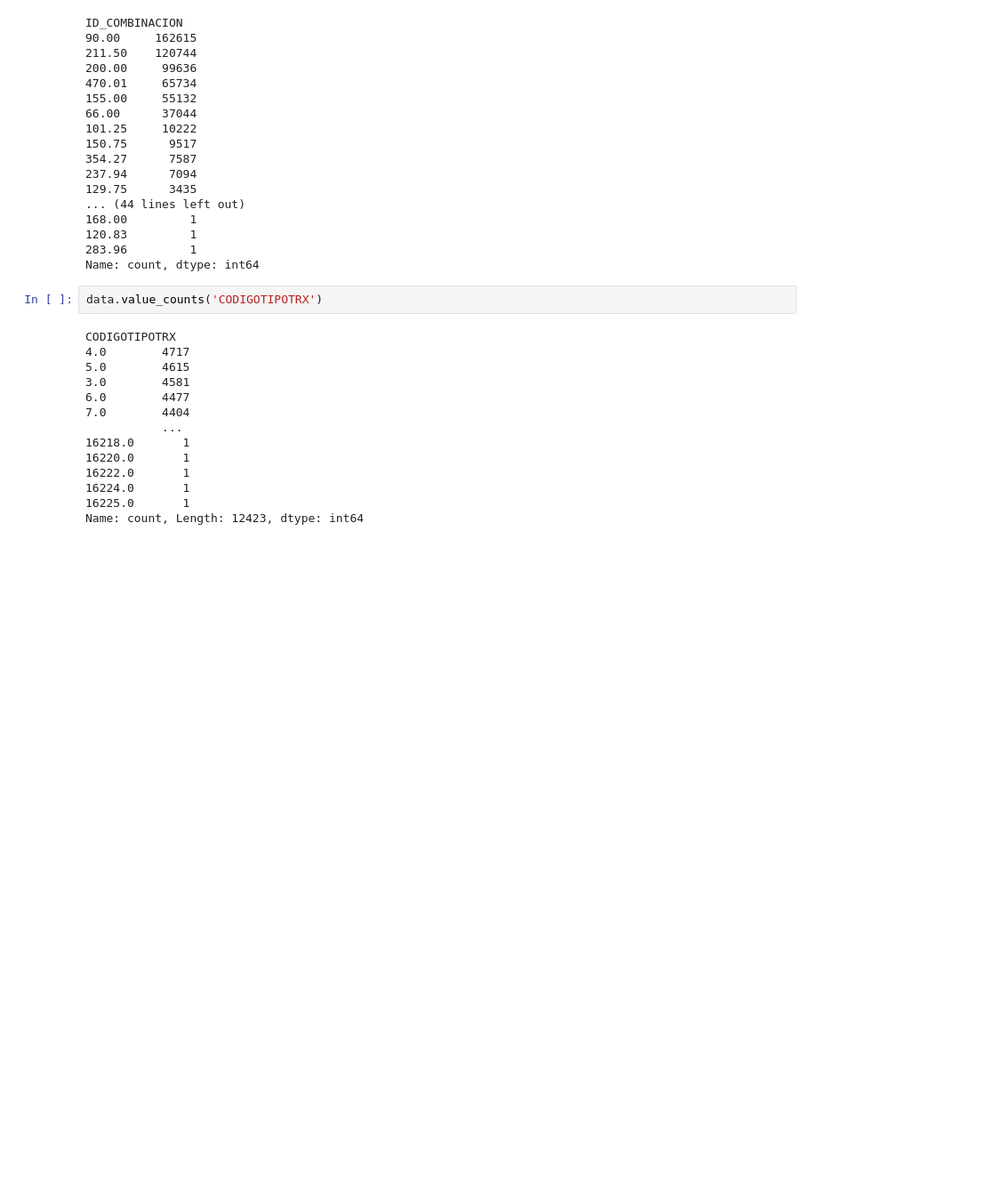
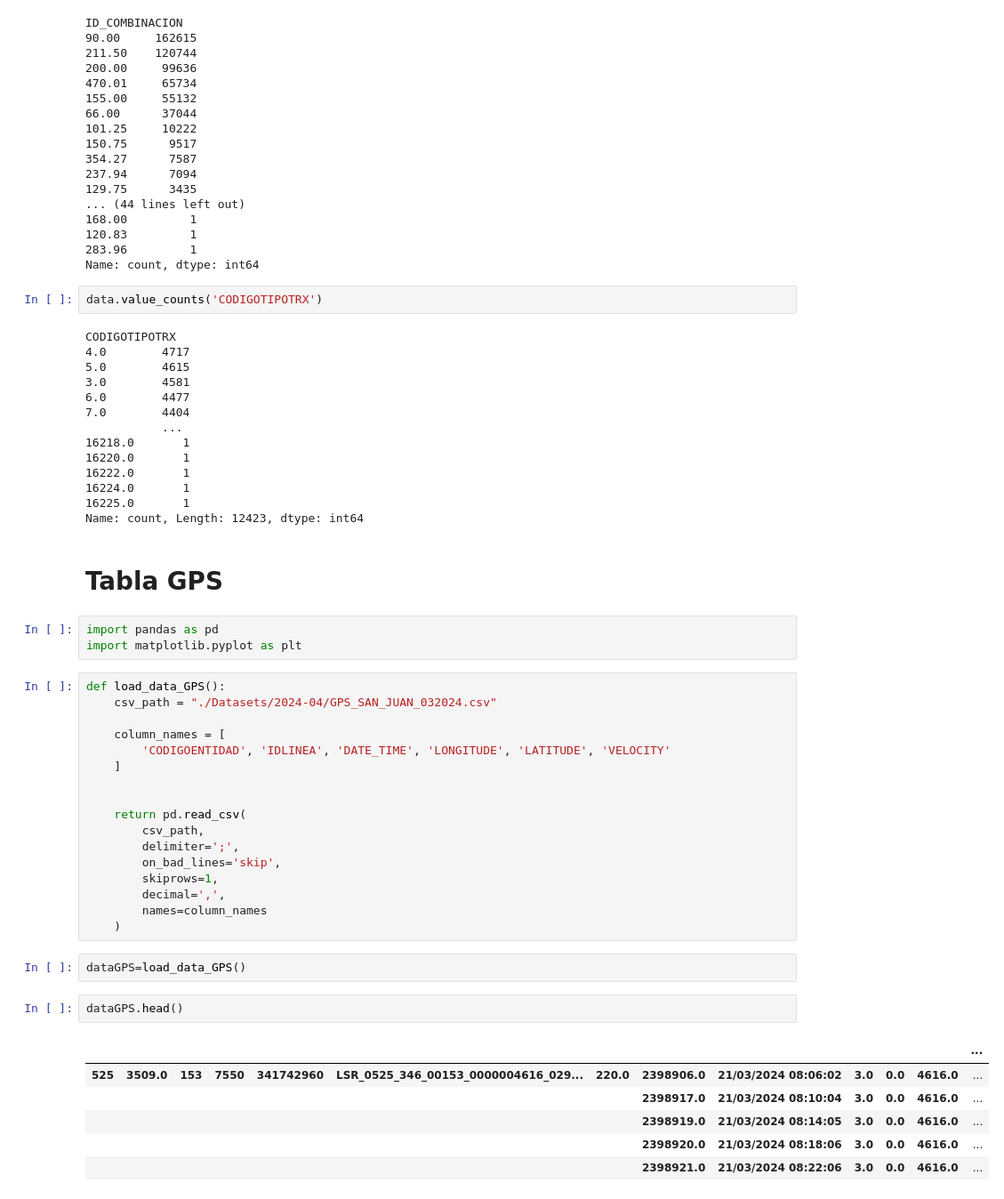
Before and after one commit to Ign4cho/ProyectoBI, a Jupyter notebook: EDA.ipynb, the cells around one changed output. Shown: that part at 89% size. Saved outputs shown, nothing was run; the diff lists cells and outputs as text; blank space fills up the shorter version.

Commit message:
Se agregó un load a GPS

```diff
--- a/EDA.ipynb
+++ b/EDA.ipynb
@@ -245,3 +245,36 @@ CODIGOTIPOTRX
 16224.0       1
 16225.0       1
 Name: count, Length: 12423, dtype: int64
+# %% [markdown]
+# Tabla GPS
+# %%
+import pandas as pd
+import matplotlib.pyplot as plt
+# %%
+def load_data_GPS():
+    csv_path = "./Datasets/2024-04/GPS_SAN_JUAN_032024.csv"
+
+    column_names = [
+        'CODIGOENTIDAD', 'IDLINEA', 'DATE_TIME', 'LONGITUDE', 'LATITUDE', 'VELOCITY'
+    ]
+
+
+    return pd.read_csv(
+        csv_path,
+        delimiter=';',
+        on_bad_lines='skip',
+        skiprows=1,
+        decimal=',',
+        names=column_names
+    )
+# %%
+dataGPS=load_data_GPS()
+# %%
+dataGPS.head()
+# %% [output]
+|  |  |  |  |  |  |  |  |  |  |  |  | ... |
+| 525 | 3509.0 | 153 | 7550 | 341742960 | LSR_0525_346_00153_0000004616_029... | 220.0 | 2398906.0 | 21/03/2024 08:06:02 | 3.0 | 0.0 | 4616.0 | ... |
+|  |  |  |  |  |  |  | 2398917.0 | 21/03/2024 08:10:04 | 3.0 | 0.0 | 4616.0 | ... |
+|  |  |  |  |  |  |  | 2398919.0 | 21/03/2024 08:14:05 | 3.0 | 0.0 | 4616.0 | ... |
+|  |  |  |  |  |  |  | 2398920.0 | 21/03/2024 08:18:06 | 3.0 | 0.0 | 4616.0 | ... |
+|  |  |  |  |  |  |  | 2398921.0 | 21/03/2024 08:22:06 | 3.0 | 0.0 | 4616.0 | ... |
```
Also changed, not shown: parts of 2 cells of this notebook.
